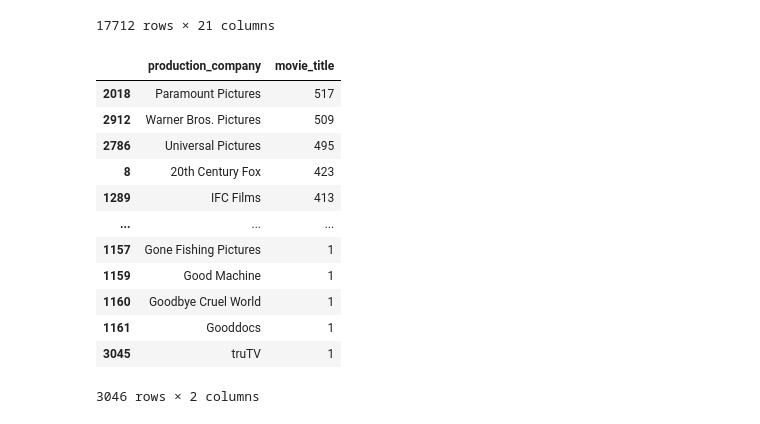
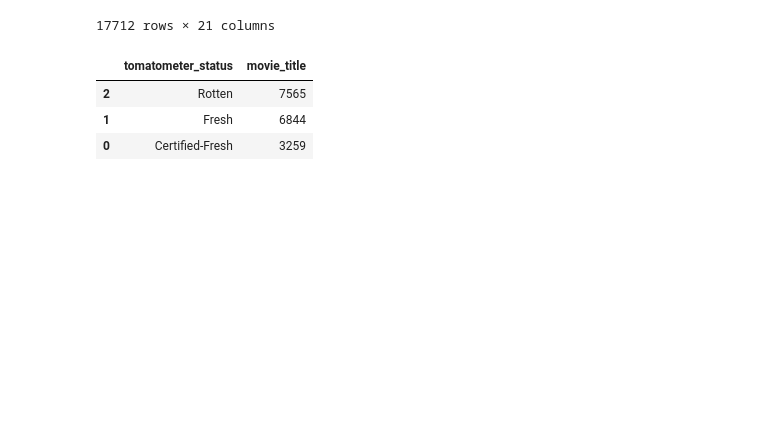
Before and after one commit to yusephs/Coursework, a Jupyter notebook: bisic.ipynb, the cells around one changed output. Drawn from its saved outputs; the diff is of its cells as text; code cells hidden in the pictures; blank space fills up the shorter version.

```diff
--- a/bisic.ipynb
+++ b/bisic.ipynb
@@ -4,7 +4,7 @@ import os
 # %%
 pwd = os.getcwd()
 # %%
-filepath = pwd + "/simple_csv.csv"
+filepath = pwd + "/data.csv.csv"
 # %%
 first_import = pd.read_csv(filepath,nrows=10)
 first_import
@@ -234,18 +249,9 @@ first_import
 | 17711 | Zulu Dawn | PG | Action & Adventure, Art House & I... | Douglas Hickox | Cy Endfield, Anthony Storey | Burt Lancaster, Peter O'Toole, Si... | 14/12/1979 | ... |
 17712 rows × 21 columns
 # %%
-first_import.groupby("production_company")["movie_title"].count().reset_index().sort_values(by="movie_title", ascending=False)
+first_import.groupby("tomatometer_status")["movie_title"].count().reset_index().sort_values(by="movie_title", ascending=False)
 # %% [output]
-|  | production_company | movie_title |
-| 2018 | Paramount Pictures | 517 |
-| 2912 | Warner Bros. Pictures | 509 |
-| 2786 | Universal Pictures | 495 |
-| 8 | 20th Century Fox | 423 |
-| 1289 | IFC Films | 413 |
-| ... | ... | ... |
-| 1157 | Gone Fishing Pictures | 1 |
-| 1159 | Good Machine | 1 |
-| 1160 | Goodbye Cruel World | 1 |
-| 1161 | Gooddocs | 1 |
-| 3045 | truTV | 1 |
+|  | tomatometer_status | movie_title |
+| 2 | Rotten | 7565 |
+| 1 | Fresh | 6844 |
+| 0 | Certified-Fresh | 3259 |
-3046 rows × 2 columns
```
Also changed, not shown: parts of 3 cells of this notebook.
